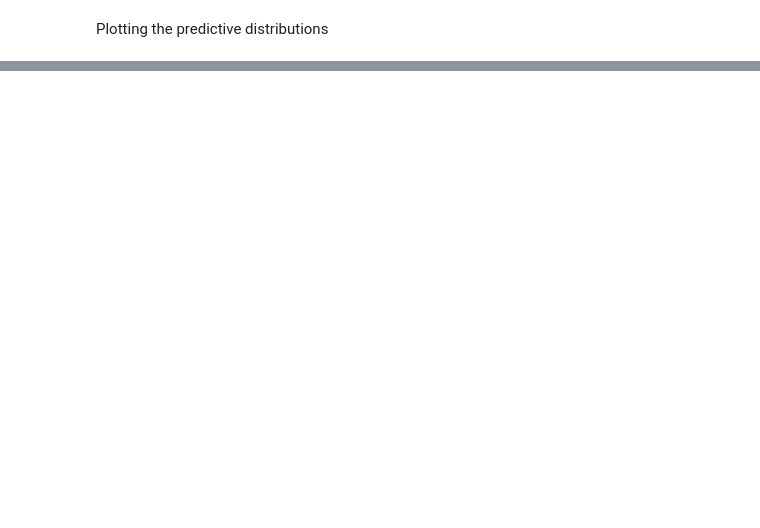
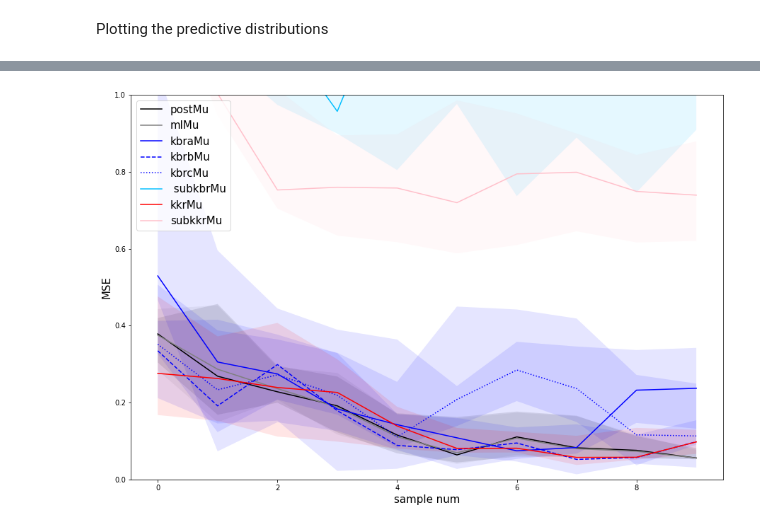
Before and after one commit to shellingford330/pyKKR, a Jupyter notebook: notebooks/Comparison of KKR, subKKR, KBR, and subKBR.ipynb, the cells around one changed output, grey strips where cells are left out. Cells and saved outputs as stored; diff of their text form; code cells hidden in the pictures; blank space fills up the shorter version.

```diff
--- a/notebooks/Comparison of KKR, subKKR, KBR, and subKBR.ipynb
+++ b/notebooks/Comparison of KKR, subKKR, KBR, and subKBR.ipynb
@@ -129,8 +138,9 @@ ax = ax.plot(x, priorN.pdf(x))
 # %% [markdown]
 Estimate the posterior values and plot the posterior distribution for different number of samples
 # %%
-lamb = 1/noise_std**2
+for i in range(validations):
+    lamb = 1/noise_std**2
 
-testData['postLambda'] = (np.array(range(numTestSamples)) + 1) * lamb + lamb_0
-testData['postMu'] = (testData['samples'].cumsum() * lamb + mu_0 * lamb_0) / testData['postLambda']
+    testDatas[i]['postLambda'] = (np.array(range(numTestSamples)) + 1) * lamb + lamb_0
+    testDatas[i]['postMu'] = (testDatas[i]['samples'].cumsum() * lamb + mu_0 * lamb_0) / testDatas[i]['postLambda']
 # %% [markdown]
@@ -144,6 +154,7 @@ With the standard deviation, we can compute the standard deviation of the ML est
     \sigma_{\mu_{ML}} = \frac{\sigma_{ML}}{\sqrt{n}}
 \end{align}
 # %%
-testData['mlMu'] = testData['samples'].expanding().mean()
-testData['mlStd'] = testData['samples'].expanding().std()
+for i in range(validations):
+    testDatas[i]['mlMu'] = testDatas[i]['samples'].expanding().mean()
+    testDatas[i]['mlStd'] = testDatas[i]['samples'].expanding().std()
 # %% [markdown]
@@ -1232,0 +1314,74 @@ plt.legend((postMuPlt[0], mlMuPlt[0]), ("postMuPlt", "mlMuPlt"), loc=2, fontsize
+# %%
+min_errors = pd.DataFrame()
+max_errors = pd.DataFrame()
+med_errors = pd.DataFrame()
+for filterm in ["postMu", "mlMu", "kbraMu", "kbrbMu", "kbrcMu", "subkbrMu", "kkrMu", "subkkrMu"]:
+    for i in range(numTestSamples):
+        errors = []
+        for vi in range(validations):
+            errors.append(abs(testDatas[vi].loc[i, filterm] - test_contexts[vi])[0])
+        errors.sort()
+        min_errors.loc[i, filterm] = errors[math.ceil(validations/4)]
+        max_errors.loc[i, filterm] = errors[math.ceil(validations*3/4)]
+        med_errors.loc[i, filterm] = errors[math.ceil(validations/2)]
+
+
+
+# min_errors = pd.DataFrame()
+# max_errors = pd.DataFrame()
+# med_errors = pd.DataFrame()
+
+# for filterm in ["postMu", "mlMu", "kbraMu", "kbrbMu", "kbrcMu", "subkbrMu", "kkrMu", "subkkrMu"]:
+#     for i in range(numTestSamples):
+#         min_error = 1e9
+#         max_error = 0
+#         errors = []
+#         for vi in range(validations):
+#             min_error = min(min_error, abs(testDatas[vi].loc[i, filterm] - test_context))
+#             max_error = max(max_error, abs(testDatas[vi].loc[i, filterm] - test_context))
+#             errors.append(abs(testDatas[vi].loc[i, filterm] - test_context))
+#         min_errors.loc[i, filterm] = min_error
+#         max_errors.loc[i, filterm] = max_error
+#         med_errors.loc[i, filterm] = np.median(errors)
+
+
+# error = []
+# errors.append(abs(testData['postMu'] - test_context).values)
+# errors.append(abs(testData['mlMu'] - test_context).values)
+# errors.append(abs(testData['kbraMu'] - test_context).values)
+# errors.append(abs(testData['kbrbMu'] - test_context).values)
+# errors.append(abs(testData['kbrcMu'] - test_context).values)
+# errors.append(abs(testData['subkbrMu'] - test_context).values)
+# errors.append(abs(testData['kkrMu'] - test_context).values)
+# errors.append(abs(testData['subkkrMu'] - test_context).values)
+# errors.append(abs(testData['mykkrMu'] - test_context).values)
+
+fig, ax = plt.subplots(figsize=(15,10))
+postMuPlt = ax.plot([i for i in range(numTestSamples)], med_errors['postMu'].values, color="black", linestyle="solid")
+mlMuPlt = ax.plot([i for i in range(numTestSamples)], med_errors['mlMu'].values, color="gray", linestyle="solid")
+kbraMuPlt = ax.plot([i for i in range(numTestSamples)], med_errors['kbraMu'].values, color="blue", linestyle="solid")
+kbrbMuPlt = ax.plot([i for i in range(numTestSamples)], med_errors['kbrbMu'].values, color="blue", linestyle="dashed")
+kbrcMuPlt = ax.plot([i for i in range(numTestSamples)], med_errors['kbrcMu'].values, color="blue", linestyle="dotted")
+subkbrMuPlt = ax.plot([i for i in range(numTestSamples)], med_errors['subkbrMu'].values, color="deepskyblue", linestyle="solid")
+kkrMuPlt = ax.plot([i for i in range(numTestSamples)], med_errors['kkrMu'].values, color="red")
+subkkrMuPlt = ax.plot([i for i in range(numTestSamples)], med_errors['subkkrMu'].values, color="pink")
+# mykkrMuPlt = plt.plot([i for i in range(numTestSamples)], error[6], color="orange")
+ax.set_xlabel('sample num', fontsize="15")
+ax.set_ylabel('MSE',  fontsize="15")
+ax.set_ylim(0, 1)
+ax.legend((postMuPlt[0], mlMuPlt[0], kbraMuPlt[0], kbrbMuPlt[0], kbrcMuPlt[0],  subkbrMuPlt[0], kkrMuPlt[0], subkkrMuPlt[0]), ("postMu", "mlMu", "kbraMu", "kbrbMu", "kbrcMu", " subkbrMu", "kkrMu", "subkkrMu"), loc=2, fontsize=15)
+# plt.legend((postMuPlt[0], mlMuPlt[0]), ("postMuPlt", "mlMuPlt"), loc=2, fontsize=15)
+
+# plt.plot([i for i in range(numTestSamples)], max_errors['postMu'].values, color="black", linestyle="solid")
+# plt.plot([i for i in range(numTestSamples)], max_errors['mlMu'].values, color="red", linestyle="solid")
+# plt.plot([i for i in range(numTestSamples)], max_errors['kbraMu'].values, color="blue", linestyle="solid")
+# plt.plot([i for i in range(numTestSamples)], max_errors['kbrbMu'].values, color="blue", linestyle="dashed")
+# plt.plot([i for i in range(numTestSamples)], max_errors['kbrcMu'].values, color="blue", linestyle="dotted")
+# plt.plot([i for i in range(numTestSamples)], max_errors['subkbrMu'].values, color="deepskyblue", linestyle="solid")
+# plt.plot([i for i in range(numTestSamples)], max_errors['kkrMu'].values, color="red")
+# plt.plot([i for i in range(numTestSamples)], max_errors['subkkrMu'].values, color="pink")
+
+for filterm, color in [("postMu", "black"), ("mlMu", "gray"), ("kbraMu", "blue"), ("kbrbMu", "blue"), ("kbrcMu", "blue"), ("subkbrMu", "deepskyblue"), ("kkrMu", "red"), ("subkkrMu", "pink")]:
+    ax.fill_between([i for i in range(numTestSamples)], min_errors[filterm].values, max_errors[filterm].values, facecolor=color, alpha=0.1)
+# %% [output]
+[figure, added]
```
Also changed, not shown: parts of 58 cells of this notebook, 3 other files.
